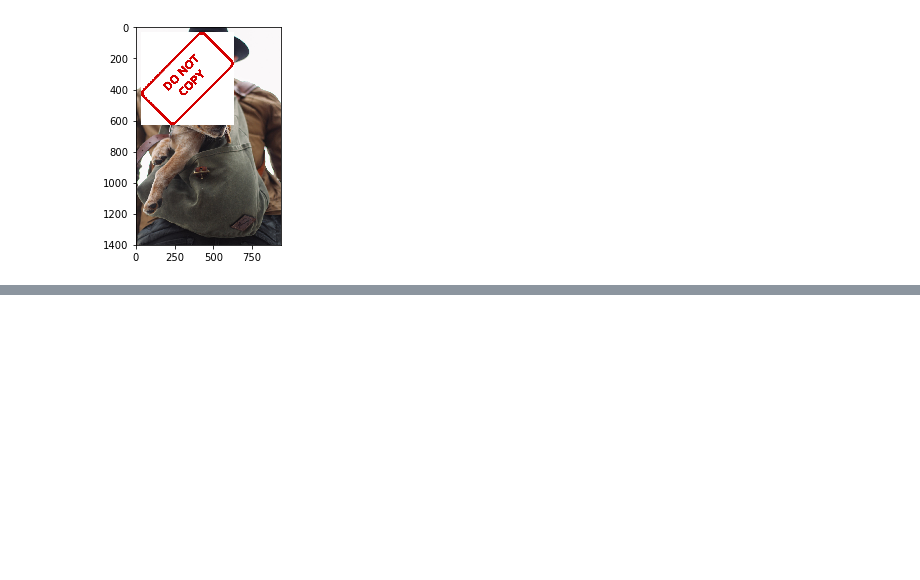
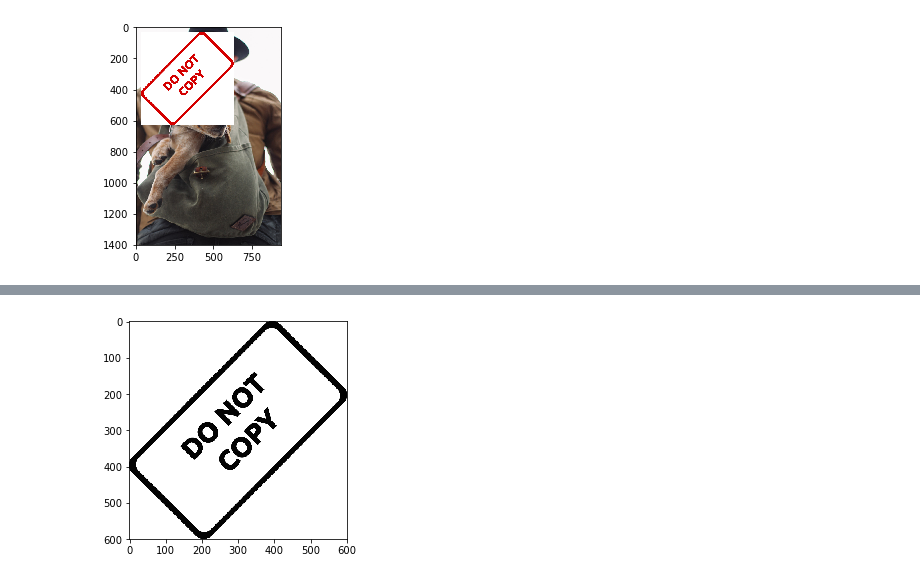
Before and after one commit to Dancan1998/Computer-Vision-Basics, a Jupyter notebook: Blending&PastingImages.ipynb, the cells around one changed output, grey strips where cells are left out. Drawn from its saved outputs; the diff is of its cells as text; code cells hidden in the pictures; blank space fills up the shorter version.

```diff
--- a/Blending&PastingImages.ipynb
+++ b/Blending&PastingImages.ipynb
@@ -58,0 +66,2 @@ plt.imshow(large_img);
+# %%
+img2 = cv2.resize(img2, (600,600))
@@ -58,0 +88,6 @@ plt.imshow(large_img);
+# %%
+img2gray = cv2.cvtColor(img2, cv2.COLOR_RGB2GRAY)
+# %%
+plt.imshow(img2gray,cmap='gray');
+# %% [output]
+[figure, added]
```
Also changed, not shown: parts of 23 cells of this notebook.
